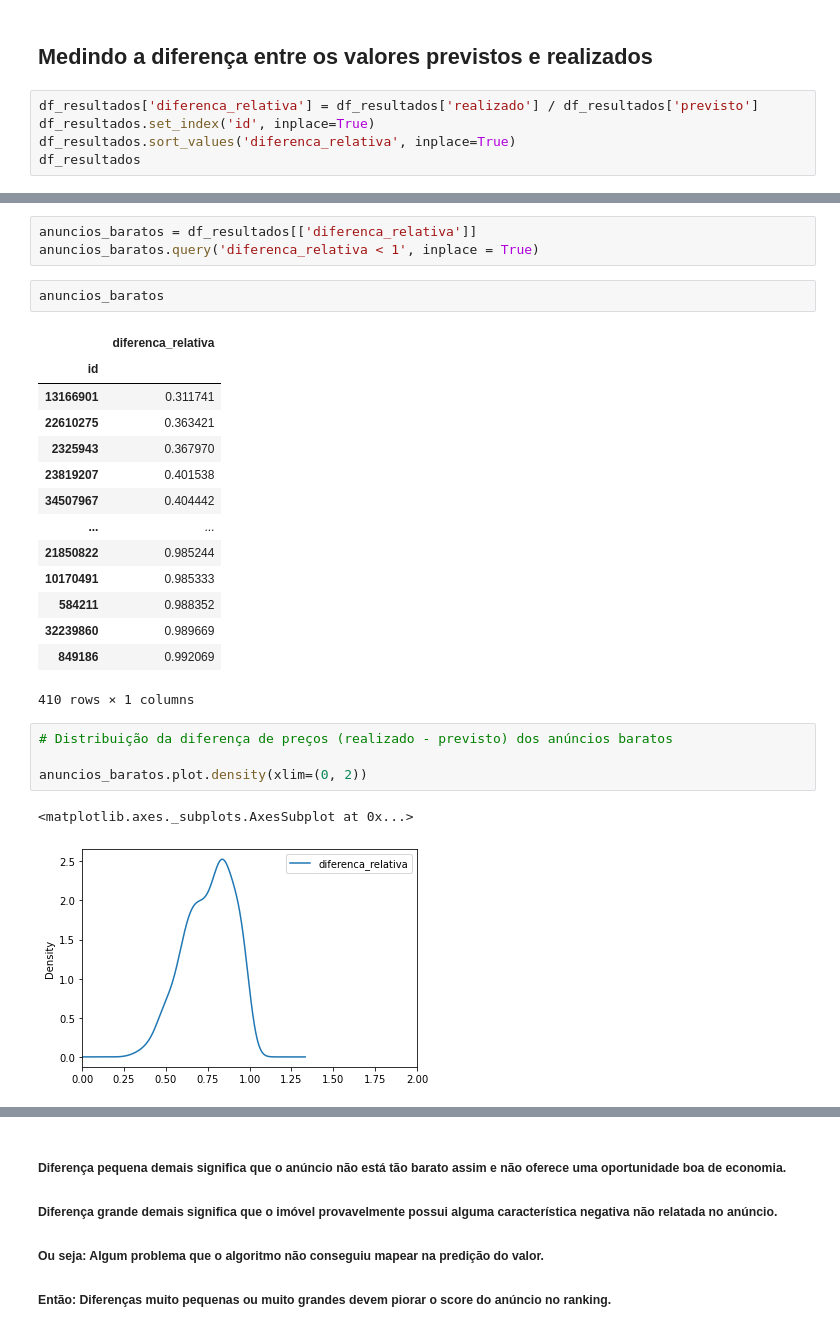
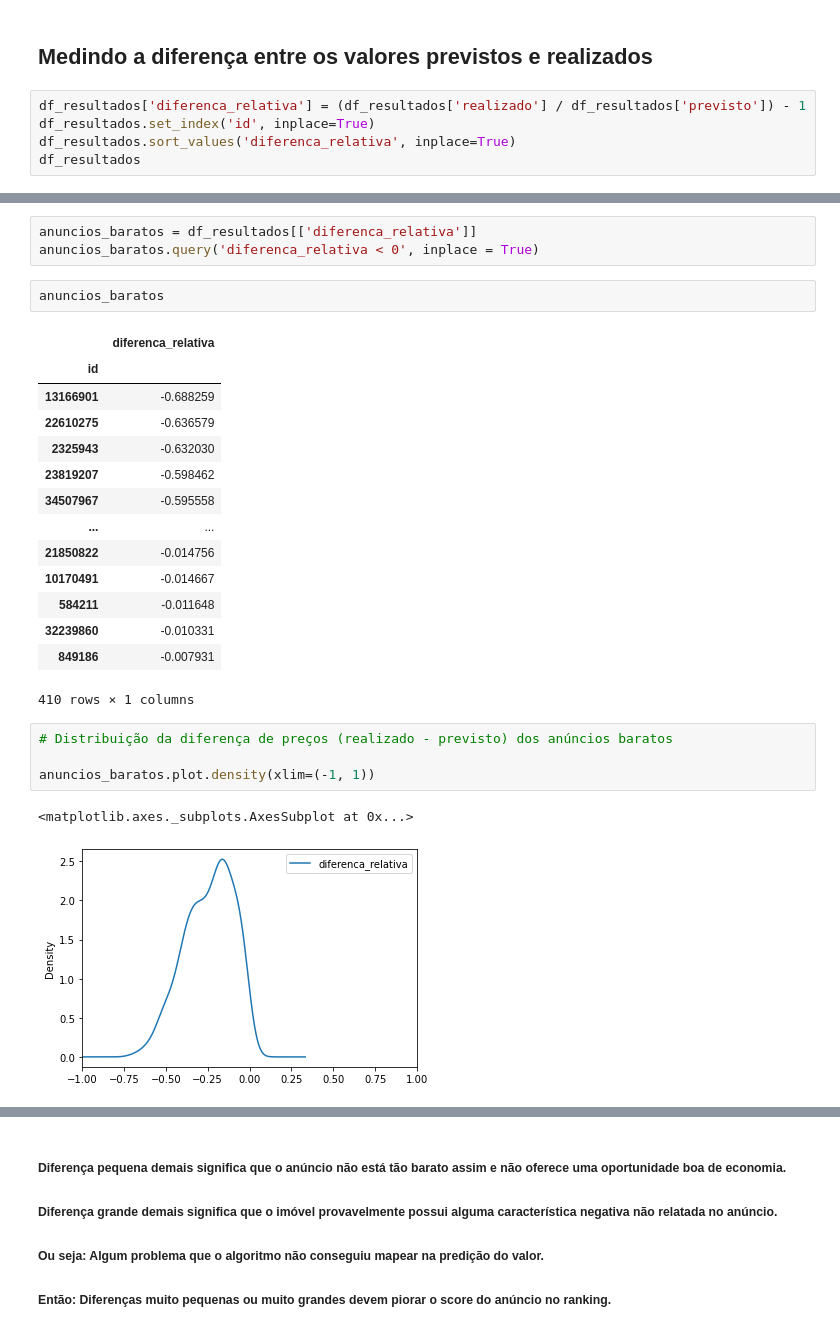
Before and after one commit to frlsouza/pmv_tcc_airbnb, a Jupyter notebook: tcc-puc-airbnb-5-resultados.ipynb, the cells around one changed output, grey strips where cells are left out. Drawn from its saved outputs; the diff is of its cells as text.

Commit message:
Atualização na métrica diferenca_relativa.

```diff
--- a/tcc-puc-airbnb-5-resultados.ipynb
+++ b/tcc-puc-airbnb-5-resultados.ipynb
@@ -136,7 +136,7 @@ df_resultados[['realizado', 'previsto']][0:70].plot(kind='line', figsize=(16,8))
 # %% [markdown]
 ## Medindo a diferença entre os valores previstos e realizados
 # %%
-df_resultados['diferenca_relativa'] = df_resultados['realizado'] / df_resultados['previsto']
+df_resultados['diferenca_relativa'] = (df_resultados['realizado'] / df_resultados['previsto']) - 1
 df_resultados.set_index('id', inplace=True)
 df_resultados.sort_values('diferenca_relativa', inplace=True)
 df_resultados
@@ -157,29 +157,29 @@ df_resultados
 700 rows × 3 columns
 # %%
 anuncios_baratos = df_resultados[['diferenca_relativa']]
-anuncios_baratos.query('diferenca_relativa < 1', inplace = True)
+anuncios_baratos.query('diferenca_relativa < 0', inplace = True)
 # %%
 anuncios_baratos
 # %% [output]
 |  | diferenca_relativa |
 | id |  |
-| 13166901 | 0.311741 |
-| 22610275 | 0.363421 |
-| 2325943 | 0.367970 |
-| 23819207 | 0.401538 |
-| 34507967 | 0.404442 |
+| 13166901 | -0.688259 |
+| 22610275 | -0.636579 |
+| 2325943 | -0.632030 |
+| 23819207 | -0.598462 |
+| 34507967 | -0.595558 |
 | ... | ... |
-| 21850822 | 0.985244 |
-| 10170491 | 0.985333 |
-| 584211 | 0.988352 |
-| 32239860 | 0.989669 |
-| 849186 | 0.992069 |
+| 21850822 | -0.014756 |
+| 10170491 | -0.014667 |
+| 584211 | -0.011648 |
+| 32239860 | -0.010331 |
+| 849186 | -0.007931 |
 410 rows × 1 columns
 # %%
 # Distribuição da diferença de preços (realizado - previsto) dos anúncios baratos
 
-anuncios_baratos.plot.density(xlim=(0, 2))
+anuncios_baratos.plot.density(xlim=(-1, 1))
 # %% [output]
 <matplotlib.axes._subplots.AxesSubplot at 0x...>
-[figure, old version]
+[figure, new version]
 # %%
```
Also changed, not shown: parts of 6 cells of this notebook, 7 other files.
